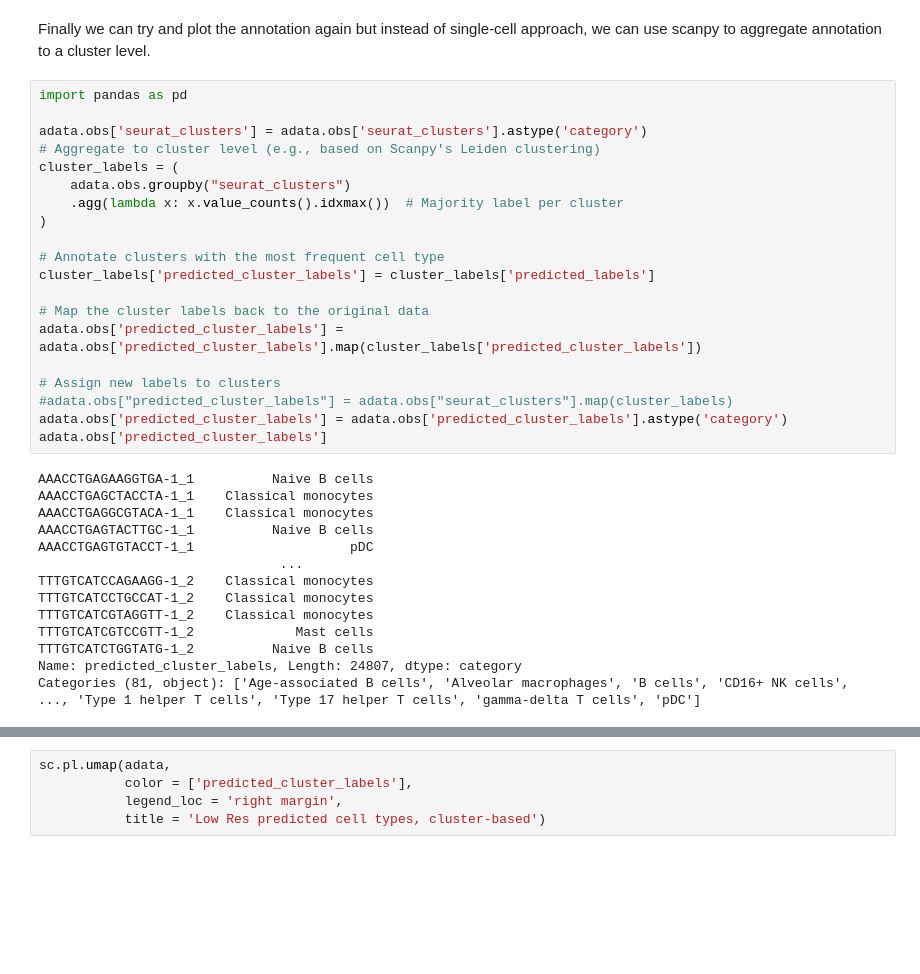
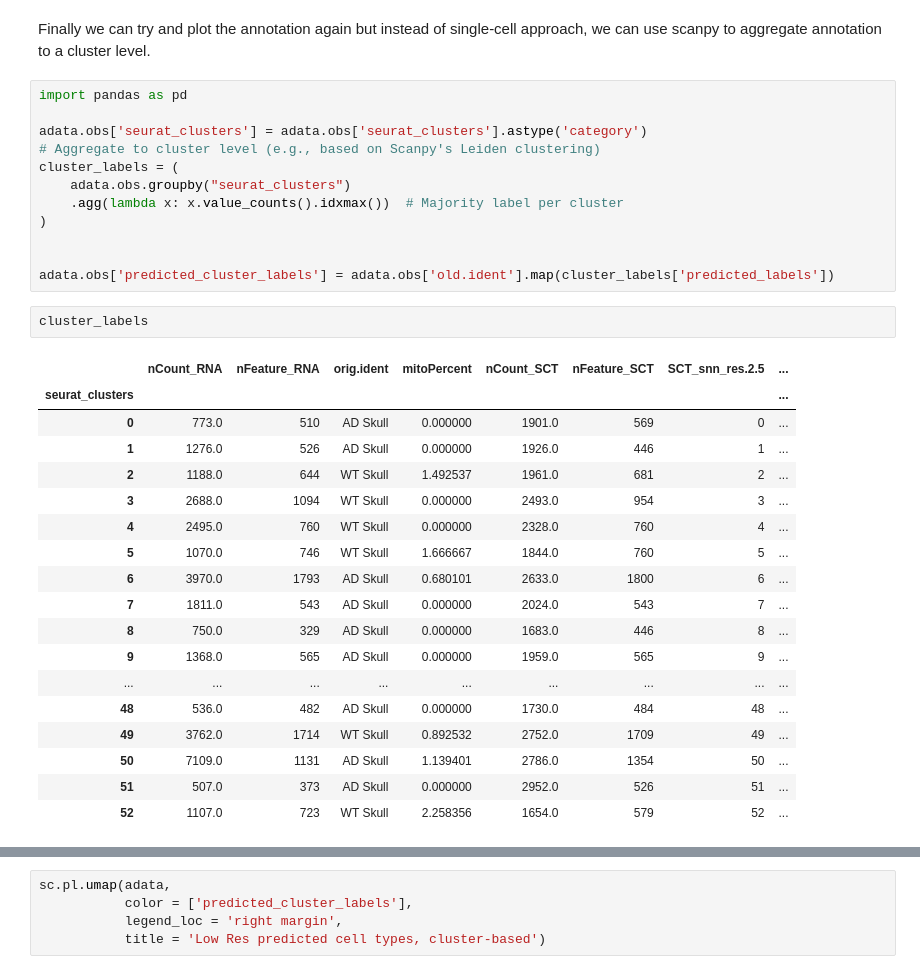
Before and after one commit to gabriel-dval/scRNA_annotation, a Jupyter notebook: celltypist_tutorial.ipynb, the cells around one changed output, grey strips where cells are left out. Saved outputs shown, nothing was run; the diff lists cells and outputs as text; blank space fills up the shorter version.

```diff
--- a/celltypist_tutorial.ipynb
+++ b/celltypist_tutorial.ipynb
@@ -258,27 +258,26 @@ cluster_labels = (
     .agg(lambda x: x.value_counts().idxmax())  # Majority label per cluster
 )
 
-# Annotate clusters with the most frequent cell type
-cluster_labels['predicted_cluster_labels'] = cluster_labels['predicted_labels']
 
-# Map the cluster labels back to the original data
-adata.obs['predicted_cluster_labels'] = adata.obs['predicted_cluster_labels'].map(cluster_labels['predicted_cluster_labels'])
-
-# Assign new labels to clusters
-#adata.obs["predicted_cluster_labels"] = adata.obs["seurat_clusters"].map(cluster_labels)
-adata.obs['predicted_cluster_labels'] = adata.obs['predicted_cluster_labels'].astype('category')
-adata.obs['predicted_cluster_labels']
+adata.obs['predicted_cluster_labels'] = adata.obs['old.ident'].map(cluster_labels['predicted_labels'])
-# %% [output]
-AAACCTGAGAAGGTGA-1_1          Naive B cells
-AAACCTGAGCTACCTA-1_1    Classical monocytes
-AAACCTGAGGCGTACA-1_1    Classical monocytes
-AAACCTGAGTACTTGC-1_1          Naive B cells
-AAACCTGAGTGTACCT-1_1                    pDC
-                               ...
-TTTGTCATCCAGAAGG-1_2    Classical monocytes
-TTTGTCATCCTGCCAT-1_2    Classical monocytes
-TTTGTCATCGTAGGTT-1_2    Classical monocytes
-TTTGTCATCGTCCGTT-1_2             Mast cells
-TTTGTCATCTGGTATG-1_2          Naive B cells
-Name: predicted_cluster_labels, Length: 24807, dtype: category
-Categories (81, object): ['Age-associated B cells', 'Alveolar macrophages', 'B cells', 'CD16+ NK cells', ..., 'Type 1 helper T cells', 'Type 17 helper T cells', 'gamma-delta T cells', 'pDC']
+# %%
+cluster_labels
+# %% [output]
+|  | nCount_RNA | nFeature_RNA | orig.ident | mitoPercent | nCount_SCT | nFeature_SCT | SCT_snn_res.2.5 | ... |
+| seurat_clusters |  |  |  |  |  |  |  | ... |
+| 0 | 773.0 | 510 | AD Skull | 0.000000 | 1901.0 | 569 | 0 | ... |
+| 1 | 1276.0 | 526 | AD Skull | 0.000000 | 1926.0 | 446 | 1 | ... |
+| 2 | 1188.0 | 644 | WT Skull | 1.492537 | 1961.0 | 681 | 2 | ... |
+| 3 | 2688.0 | 1094 | WT Skull | 0.000000 | 2493.0 | 954 | 3 | ... |
+| 4 | 2495.0 | 760 | WT Skull | 0.000000 | 2328.0 | 760 | 4 | ... |
+| 5 | 1070.0 | 746 | WT Skull | 1.666667 | 1844.0 | 760 | 5 | ... |
+| 6 | 3970.0 | 1793 | AD Skull | 0.680101 | 2633.0 | 1800 | 6 | ... |
+| 7 | 1811.0 | 543 | AD Skull | 0.000000 | 2024.0 | 543 | 7 | ... |
+| 8 | 750.0 | 329 | AD Skull | 0.000000 | 1683.0 | 446 | 8 | ... |
+| 9 | 1368.0 | 565 | AD Skull | 0.000000 | 1959.0 | 565 | 9 | ... |
+| ... | ... | ... | ... | ... | ... | ... | ... | ... |
+| 48 | 536.0 | 482 | AD Skull | 0.000000 | 1730.0 | 484 | 48 | ... |
+| 49 | 3762.0 | 1714 | WT Skull | 0.892532 | 2752.0 | 1709 | 49 | ... |
+| 50 | 7109.0 | 1131 | AD Skull | 1.139401 | 2786.0 | 1354 | 50 | ... |
+| 51 | 507.0 | 373 | AD Skull | 0.000000 | 2952.0 | 526 | 51 | ... |
+| 52 | 1107.0 | 723 | WT Skull | 2.258356 | 1654.0 | 579 | 52 | ... |
```
Also changed, not shown: parts of 2 cells of this notebook, 1 other file.
